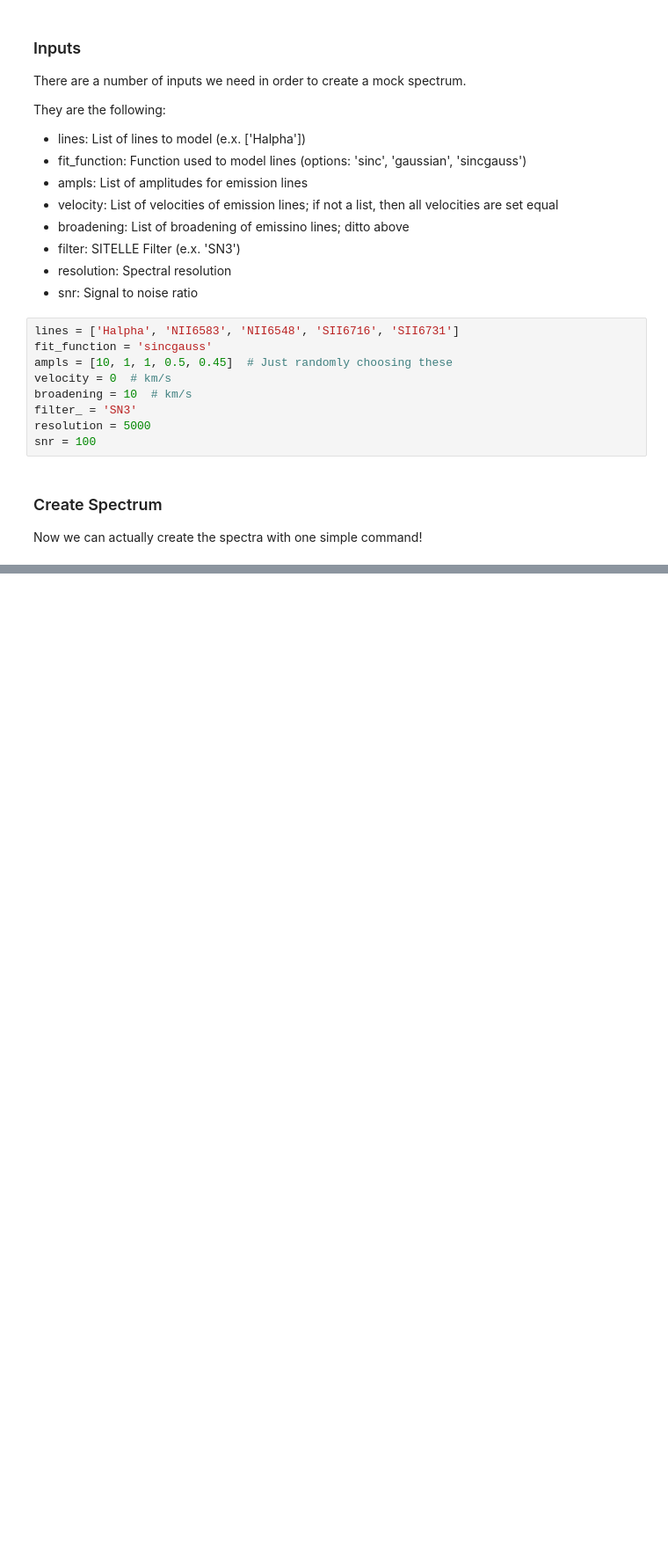
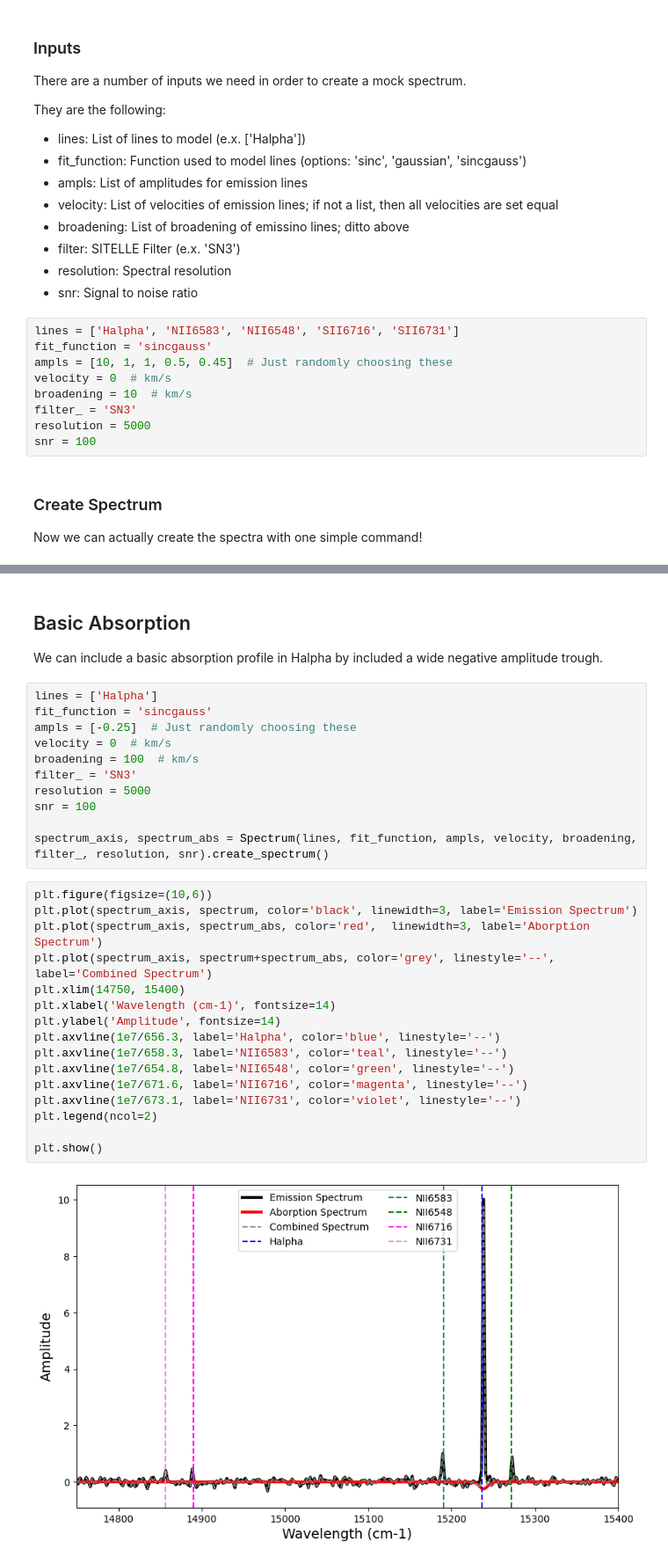
Before and after one commit to crhea93/LUCI, a Jupyter notebook: Examples/Create-Mock-Spectrum.ipynb, the cells around one changed output, grey strips where cells are left out. Shown at 88% size. Saved outputs shown, nothing was run; the diff lists cells and outputs as text; blank space fills up the shorter version.

Commit message:
Included absorption in mock spectrum

```diff
--- a/Examples/Create-Mock-Spectrum.ipynb
+++ b/Examples/Create-Mock-Spectrum.ipynb
@@ -53,0 +72,32 @@ plt.show()
+# %% [markdown]
+## Basic Absorption
+We can include a basic absorption profile in Halpha by included a wide negative amplitude trough.
+# %%
+lines = ['Halpha']
+fit_function = 'sincgauss'
+ampls = [-0.25]  # Just randomly choosing these
+velocity = 0  # km/s
+broadening = 100  # km/s
+filter_ = 'SN3'
+resolution = 5000
+snr = 100
+
+spectrum_axis, spectrum_abs = Spectrum(lines, fit_function, ampls, velocity, broadening, filter_, resolution, snr).create_spectrum()
+# %%
+plt.figure(figsize=(10,6))
+plt.plot(spectrum_axis, spectrum, color='black', linewidth=3, label='Emission Spectrum')
+plt.plot(spectrum_axis, spectrum_abs, color='red',  linewidth=3, label='Aborption Spectrum')
+plt.plot(spectrum_axis, spectrum+spectrum_abs, color='grey', linestyle='--', label='Combined Spectrum')
+plt.xlim(14750, 15400)
+plt.xlabel('Wavelength (cm-1)', fontsize=14)
+plt.ylabel('Amplitude', fontsize=14)
+plt.axvline(1e7/656.3, label='Halpha', color='blue', linestyle='--')
+plt.axvline(1e7/658.3, label='NII6583', color='teal', linestyle='--')
+plt.axvline(1e7/654.8, label='NII6548', color='green', linestyle='--')
+plt.axvline(1e7/671.6, label='NII6716', color='magenta', linestyle='--')
+plt.axvline(1e7/673.1, label='NII6731', color='violet', linestyle='--')
+plt.legend(ncol=2)
+
+plt.show()
+# %% [output]
+[figure, added]
```
Also changed, not shown: parts of 2 cells of this notebook.
